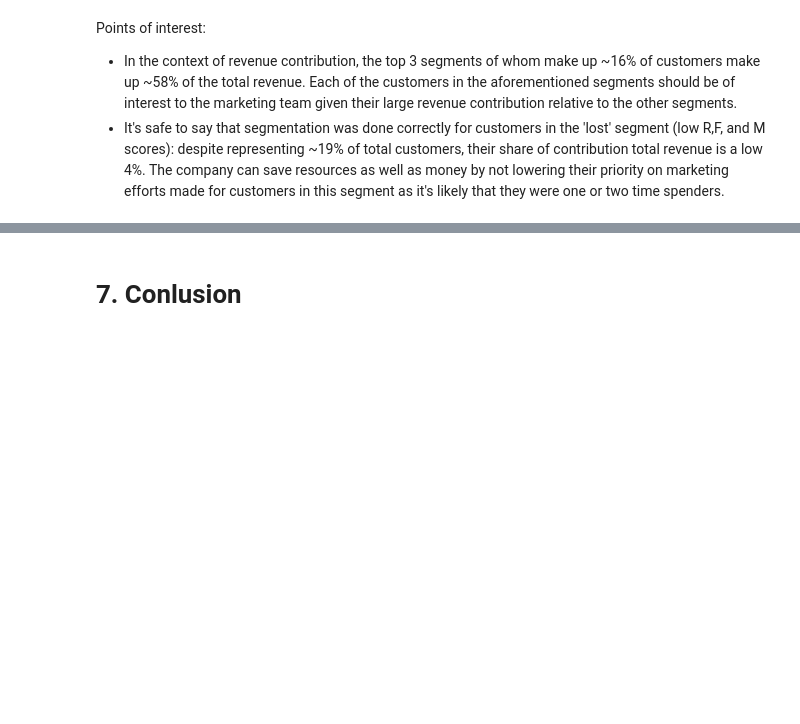
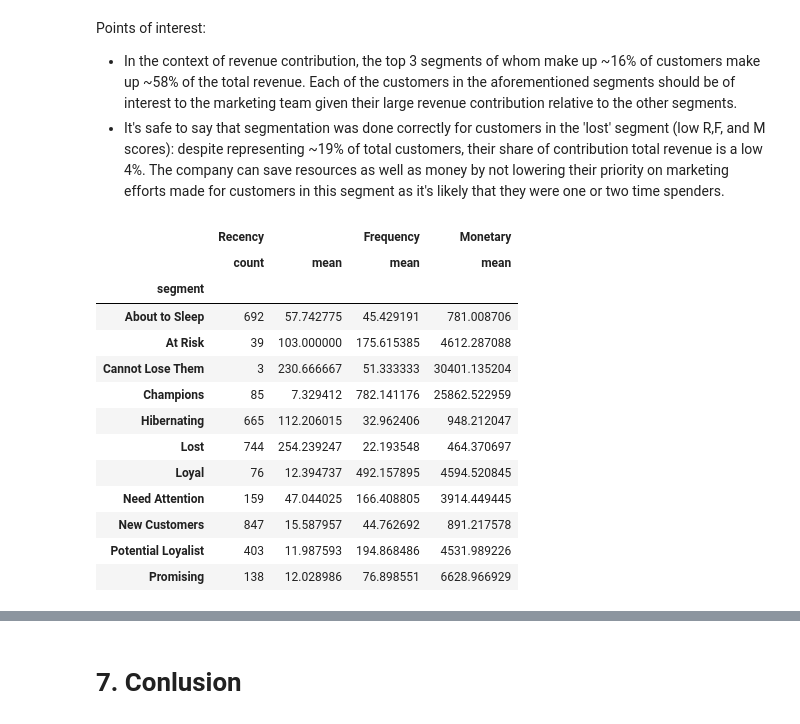
Before and after one commit to dannygarcia193/dataAnalysisBootcamp-GradProject, a Jupyter notebook: RFMCustomerSegmentation-MainProject/graduationProjectCode.ipynb, the cells around one changed output, grey strips where cells are left out. Cells and saved outputs as stored; diff of their text form; code cells hidden in the pictures; blank space fills up the shorter version.

```diff
--- a/RFMCustomerSegmentation-MainProject/graduationProjectCode.ipynb
+++ b/RFMCustomerSegmentation-MainProject/graduationProjectCode.ipynb
@@ -1310,6 +1337,23 @@ RFMScores.query("segment=='Lost'").shape[0]/len(RFMScores)
 Points of interest:
 - In the context of revenue contribution, the top 3 segments of whom make up ~16% of customers make up  ~58% of the total revenue. Each of the customers in the aforementioned segments should be of interest to the marketing team given their large revenue contribution relative to the other segments.
 - It's safe to say that segmentation was done correctly for customers in the 'lost' segment (low R,F, and M scores): despite representing ~19% of total customers, their share of contribution total revenue is a low 4%. The company can save resources as well as money by not lowering their priority on marketing efforts made for customers in this segment as it's likely that they were one or two time spenders.
+# %%
+profiles.groupby('segment').agg({"Recency":["count","mean"],"Frequency":"mean","Monetary":"mean"})
+# %% [output]
+|  | Recency |  | Frequency | Monetary |
+|  | count | mean | mean | mean |
+| segment |  |  |  |  |
+| About to Sleep | 692 | 57.742775 | 45.429191 | 781.008706 |
+| At Risk | 39 | 103.000000 | 175.615385 | 4612.287088 |
+| Cannot Lose Them | 3 | 230.666667 | 51.333333 | 30401.135204 |
+| Champions | 85 | 7.329412 | 782.141176 | 25862.522959 |
+| Hibernating | 665 | 112.206015 | 32.962406 | 948.212047 |
+| Lost | 744 | 254.239247 | 22.193548 | 464.370697 |
+| Loyal | 76 | 12.394737 | 492.157895 | 4594.520845 |
+| Need Attention | 159 | 47.044025 | 166.408805 | 3914.449445 |
+| New Customers | 847 | 15.587957 | 44.762692 | 891.217578 |
+| Potential Loyalist | 403 | 11.987593 | 194.868486 | 4531.989226 |
+| Promising | 138 | 12.028986 | 76.898551 | 6628.966929 |
 # %% [markdown]
 <a id='7'></a>
 # %% [markdown]
```
Also changed, not shown: parts of 29 cells of this notebook, 6 other files.
